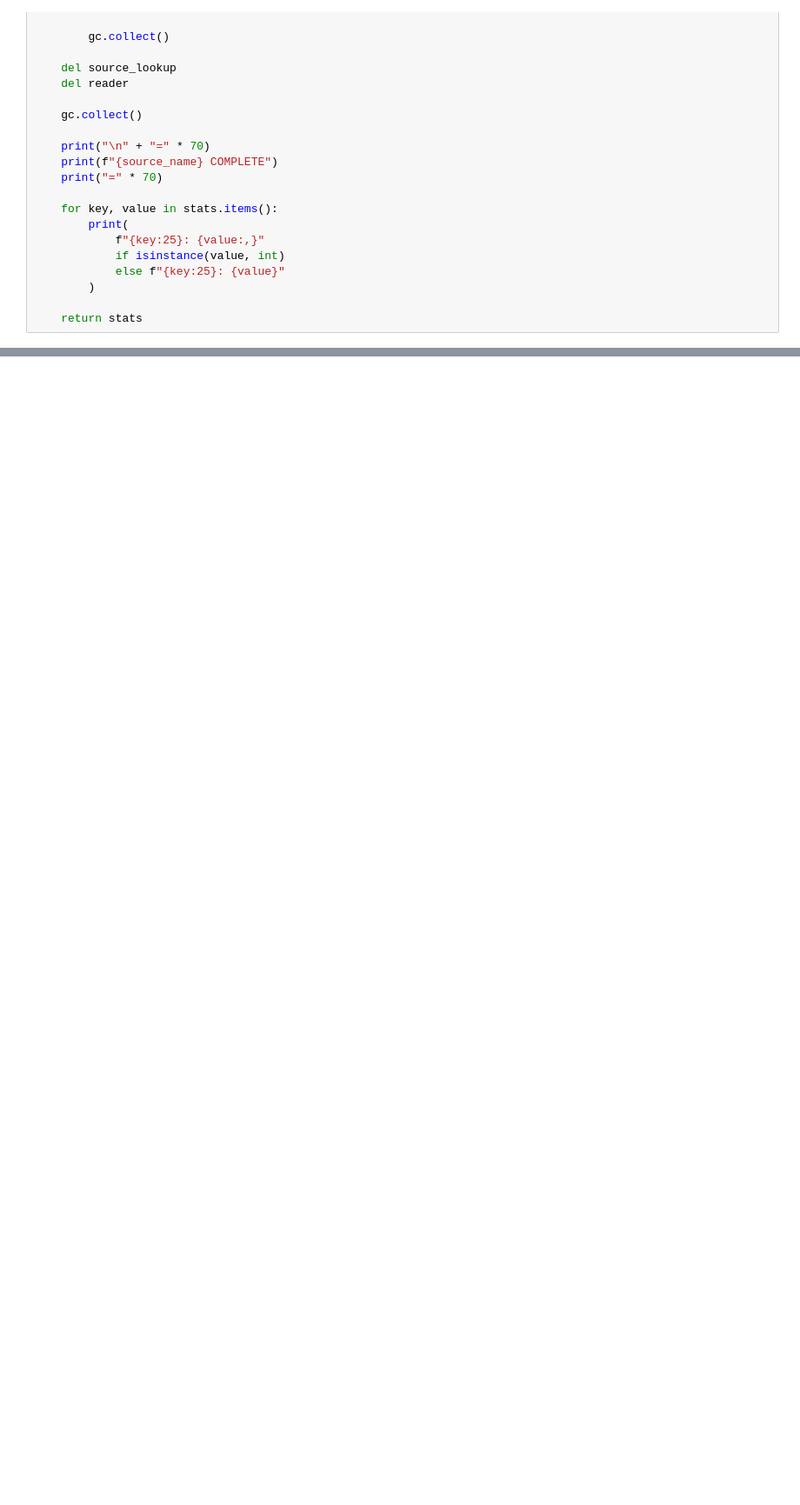
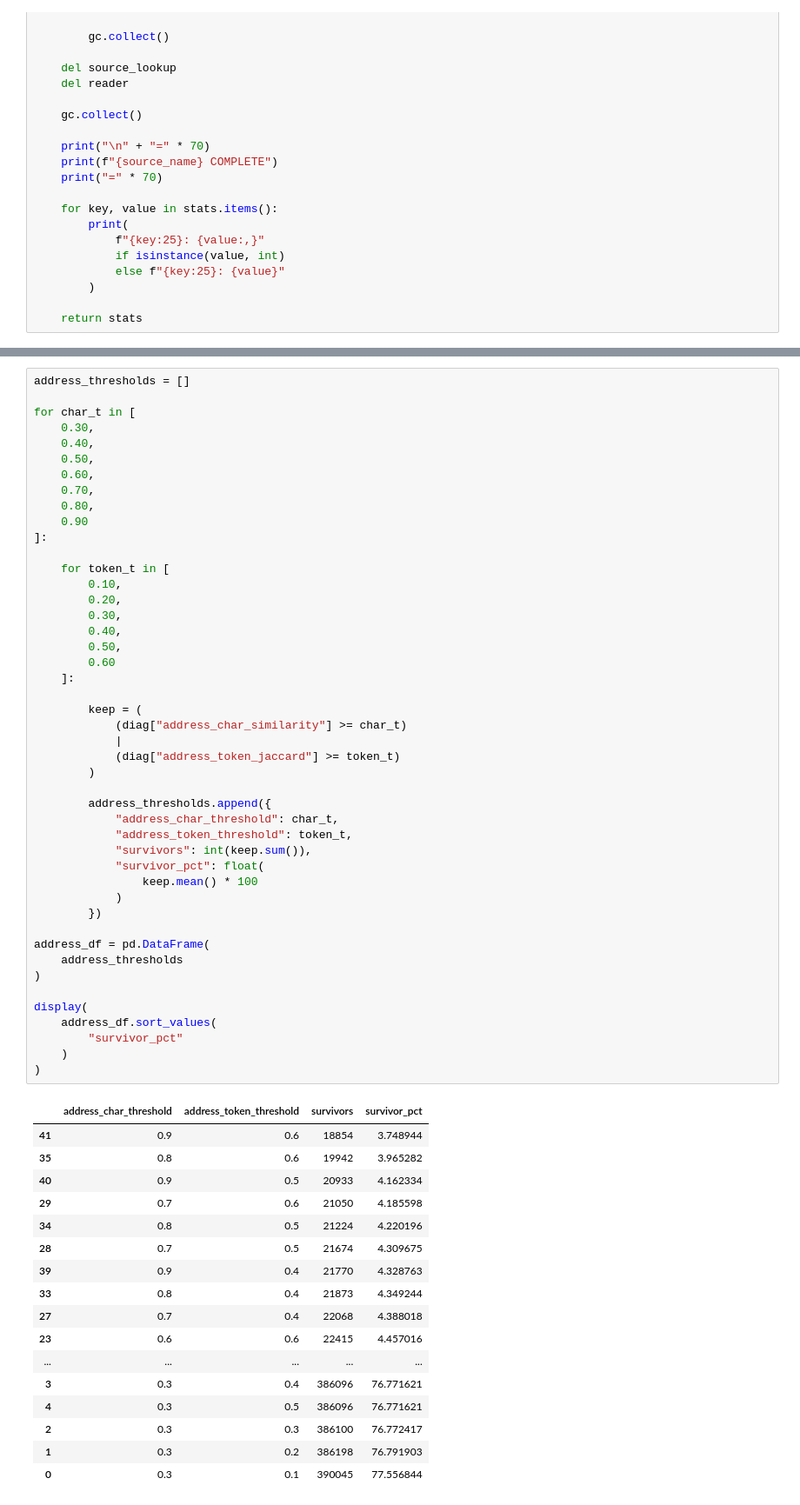
Before and after one commit to kartik815/Amazon-ML-Challenge-2026, a Jupyter notebook: notebooks/07_Candidate_Scoring.ipynb, the cells around one changed output, grey strips where cells are left out. Shown at 87% size. Drawn from its saved outputs; the diff is of its cells as text; blank space fills up the shorter version.

```diff
--- a/notebooks/07_Candidate_Scoring.ipynb
+++ b/notebooks/07_Candidate_Scoring.ipynb
@@ -1490,0 +1938,64 @@ else:
+# %%
+address_thresholds = []
+
+for char_t in [
+    0.30,
+    0.40,
+    0.50,
+    0.60,
+    0.70,
+    0.80,
+    0.90
+]:
+
+    for token_t in [
+        0.10,
+        0.20,
+        0.30,
+        0.40,
+        0.50,
+        0.60
+    ]:
+
+        keep = (
+            (diag["address_char_similarity"] >= char_t)
+            |
+            (diag["address_token_jaccard"] >= token_t)
+        )
+
+        address_thresholds.append({
+            "address_char_threshold": char_t,
+            "address_token_threshold": token_t,
+            "survivors": int(keep.sum()),
+            "survivor_pct": float(
+                keep.mean() * 100
+            )
+        })
+
+address_df = pd.DataFrame(
+    address_thresholds
+)
+
+display(
+    address_df.sort_values(
+        "survivor_pct"
+    )
+)
+# %% [output]
+|  | address_char_threshold | address_token_threshold | survivors | survivor_pct |
+| 41 | 0.9 | 0.6 | 18854 | 3.748944 |
+| 35 | 0.8 | 0.6 | 19942 | 3.965282 |
+| 40 | 0.9 | 0.5 | 20933 | 4.162334 |
+| 29 | 0.7 | 0.6 | 21050 | 4.185598 |
+| 34 | 0.8 | 0.5 | 21224 | 4.220196 |
+| 28 | 0.7 | 0.5 | 21674 | 4.309675 |
+| 39 | 0.9 | 0.4 | 21770 | 4.328763 |
+| 33 | 0.8 | 0.4 | 21873 | 4.349244 |
+| 27 | 0.7 | 0.4 | 22068 | 4.388018 |
+| 23 | 0.6 | 0.6 | 22415 | 4.457016 |
+| ... | ... | ... | ... | ... |
+| 3 | 0.3 | 0.4 | 386096 | 76.771621 |
+| 4 | 0.3 | 0.5 | 386096 | 76.771621 |
+| 2 | 0.3 | 0.3 | 386100 | 76.772417 |
+| 1 | 0.3 | 0.2 | 386198 | 76.791903 |
+| 0 | 0.3 | 0.1 | 390045 | 77.556844 |
```
Also changed, not shown: parts of 12 cells of this notebook.
